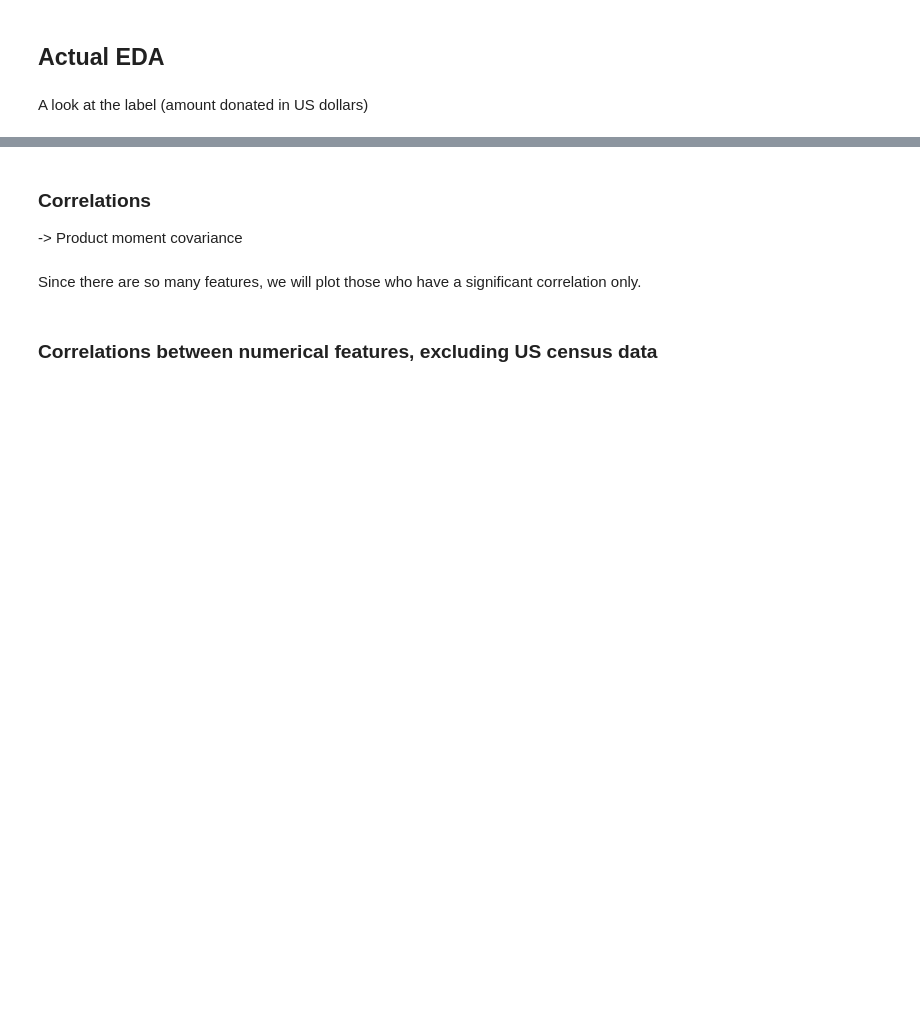
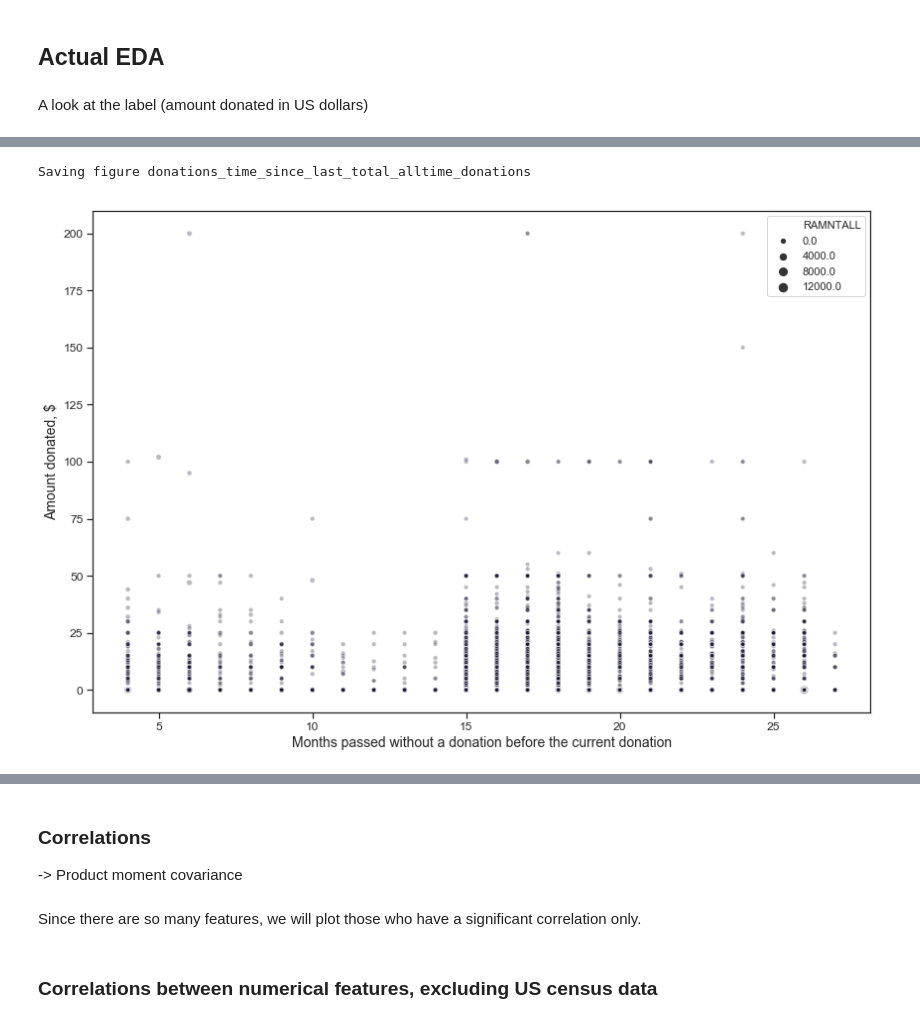
Before and after one commit to datarian/master-thesis-msc-statistics, a Jupyter notebook: code/jupyter_notebooks/eda.ipynb, the cells around one changed output, grey strips where cells are left out. Drawn from its saved outputs; the diff is of its cells as text; code cells hidden in the pictures; blank space fills up the shorter version.

```diff
--- a/code/jupyter_notebooks/eda.ipynb
+++ b/code/jupyter_notebooks/eda.ipynb
@@ -445,0 +432,8 @@ sns.relplot(x='LASTDATE',y='TARGET_D')
+# %%
+sns.scatterplot(x='LASTDATE_DELTA_MONTHS',y='TARGET_D', size='RAMNTALL', alpha=0.3, data=learning.loc[learning.RAMNTALL > 0,:], palette=sns.color_palette('cubehelix',2))
+plt.xlabel("Months passed without a donation before the current donation");
+plt.ylabel("Amount donated, $");
+save_fig(fig_id="donations_time_since_last_total_alltime_donations")
+# %% [output]
+Saving figure donations_time_since_last_total_alltime_donations
+[figure, added]
```
Also changed, not shown: parts of 45 cells of this notebook, 3 other files.
